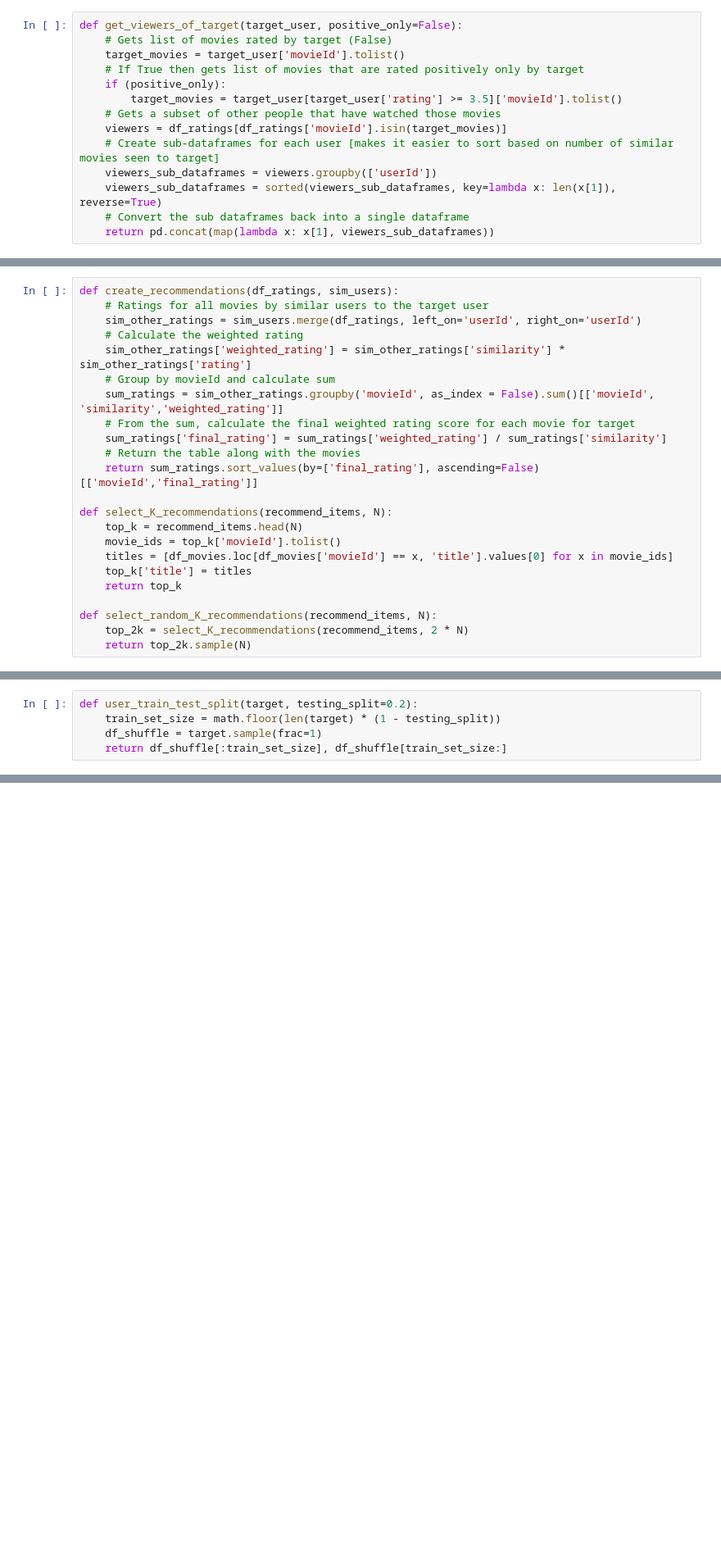
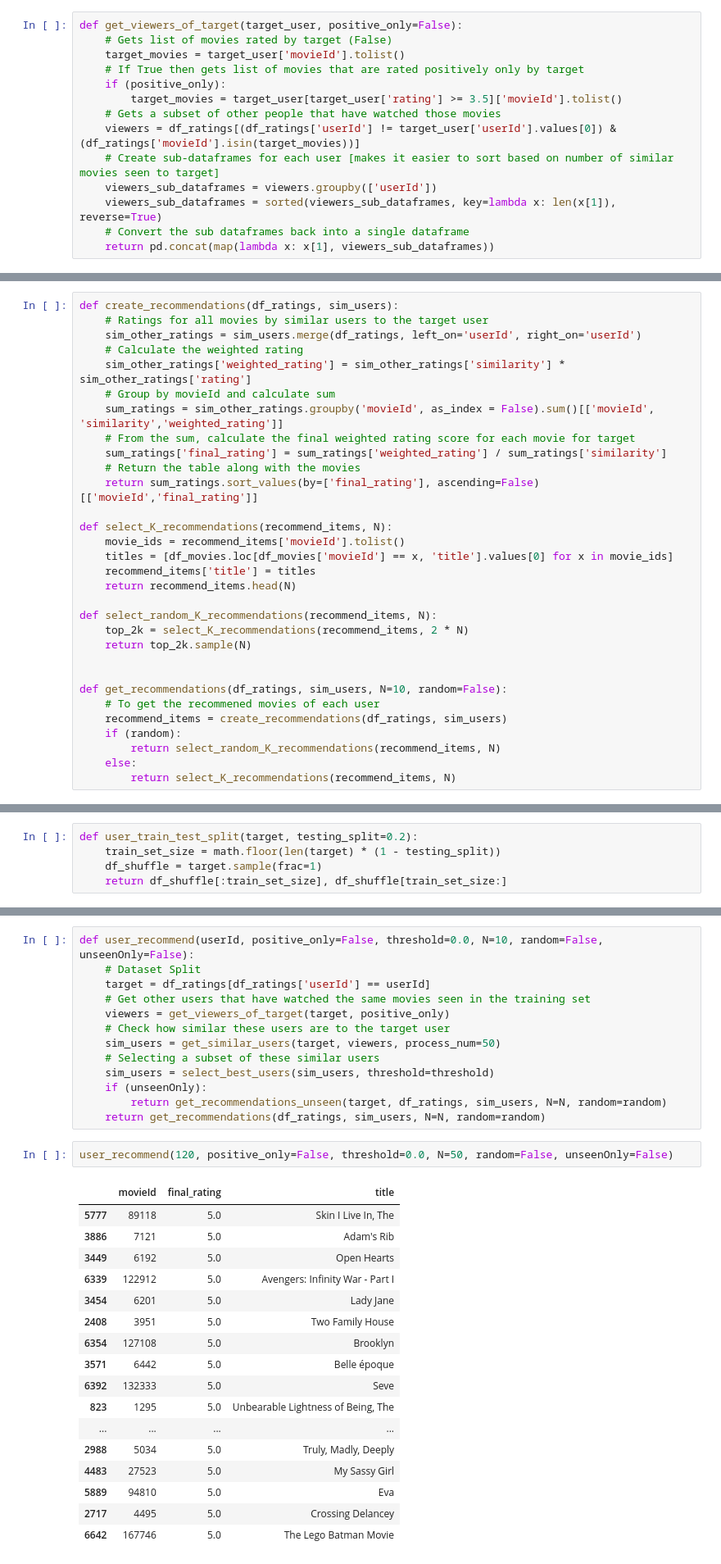
Before and after one commit to ptoopchi/sample-code, a Jupyter notebook: Recommendation_System/User_Based_CF.ipynb, the cells around one changed output, grey strips where cells are left out. Shown at 82% size. Saved outputs shown, nothing was run; the diff lists cells and outputs as text; blank space fills up the shorter version.

```diff
--- a/Recommendation_System/User_Based_CF.ipynb
+++ b/Recommendation_System/User_Based_CF.ipynb
@@ -61,7 +61,7 @@ def get_viewers_of_target(target_user, positive_only=False):
     if (positive_only):
         target_movies = target_user[target_user['rating'] >= 3.5]['movieId'].tolist()
     # Gets a subset of other people that have watched those movies
-    viewers = df_ratings[df_ratings['movieId'].isin(target_movies)]
+    viewers = df_ratings[(df_ratings['userId'] != target_user['userId'].values[0]) & (df_ratings['movieId'].isin(target_movies))]
     # Create sub-dataframes for each user [makes it easier to sort based on number of similar movies seen to target]
     viewers_sub_dataframes = viewers.groupby(['userId'])
     viewers_sub_dataframes = sorted(viewers_sub_dataframes, key=lambda x: len(x[1]), reverse=True)
@@ -135,15 +119,23 @@ def create_recommendations(df_ratings, sim_users):
     return sum_ratings.sort_values(by=['final_rating'], ascending=False)[['movieId','final_rating']]
 
 def select_K_recommendations(recommend_items, N):
-    top_k = recommend_items.head(N)
-    movie_ids = top_k['movieId'].tolist()
+    movie_ids = recommend_items['movieId'].tolist()
     titles = [df_movies.loc[df_movies['movieId'] == x, 'title'].values[0] for x in movie_ids]
-    top_k['title'] = titles
-    return top_k
+    recommend_items['title'] = titles
+    return recommend_items.head(N)
 
 def select_random_K_recommendations(recommend_items, N):
     top_2k = select_K_recommendations(recommend_items, 2 * N)
     return top_2k.sample(N)
+
+
+def get_recommendations(df_ratings, sim_users, N=10, random=False):
+    # To get the recommened movies of each user
+    recommend_items = create_recommendations(df_ratings, sim_users)
+    if (random):
+        return select_random_K_recommendations(recommend_items, N)
+    else:
+        return select_K_recommendations(recommend_items, N)
 # %% [markdown]
 Calculates the RMSE/MSE Score of the target user.
 $$ RMSE = \sqrt{\frac{\sum \limits _{i=1} ^{N} (\hat{y_i} - y_i)^2}{N}} $$
@@ -263,0 +255,33 @@ metrics_output
+# %%
+def user_recommend(userId, positive_only=False, threshold=0.0, N=10, random=False, unseenOnly=False):
+    # Dataset Split
+    target = df_ratings[df_ratings['userId'] == userId]
+    # Get other users that have watched the same movies seen in the training set
+    viewers = get_viewers_of_target(target, positive_only)
+    # Check how similar these users are to the target user
+    sim_users = get_similar_users(target, viewers, process_num=50)
+    # Selecting a subset of these similar users
+    sim_users = select_best_users(sim_users, threshold=threshold)
+    if (unseenOnly):
+        return get_recommendations_unseen(target, df_ratings, sim_users, N=N, random=random)
+    return get_recommendations(df_ratings, sim_users, N=N, random=random)
+# %%
+user_recommend(120, positive_only=False, threshold=0.0, N=50, random=False, unseenOnly=False)
+# %% [output]
+|  | movieId | final_rating | title |
+| 5777 | 89118 | 5.0 | Skin I Live In, The |
+| 3886 | 7121 | 5.0 | Adam's Rib |
+| 3449 | 6192 | 5.0 | Open Hearts |
+| 6339 | 122912 | 5.0 | Avengers: Infinity War - Part I |
+| 3454 | 6201 | 5.0 | Lady Jane |
+| 2408 | 3951 | 5.0 | Two Family House |
+| 6354 | 127108 | 5.0 | Brooklyn |
+| 3571 | 6442 | 5.0 | Belle époque |
+| 6392 | 132333 | 5.0 | Seve |
+| 823 | 1295 | 5.0 | Unbearable Lightness of Being, The |
+| ... | ... | ... | ... |
+| 2988 | 5034 | 5.0 | Truly, Madly, Deeply |
+| 4483 | 27523 | 5.0 | My Sassy Girl |
+| 5889 | 94810 | 5.0 | Eva |
+| 2717 | 4495 | 5.0 | Crossing Delancey |
+| 6642 | 167746 | 5.0 | The Lego Batman Movie |
```
Also changed, not shown: parts of 16 cells of this notebook.
